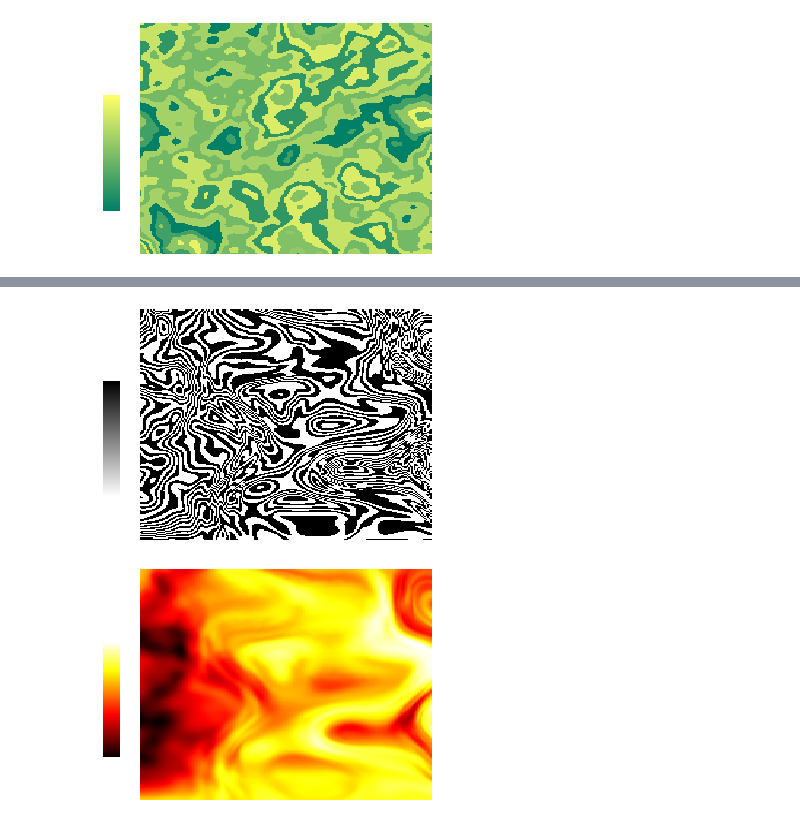
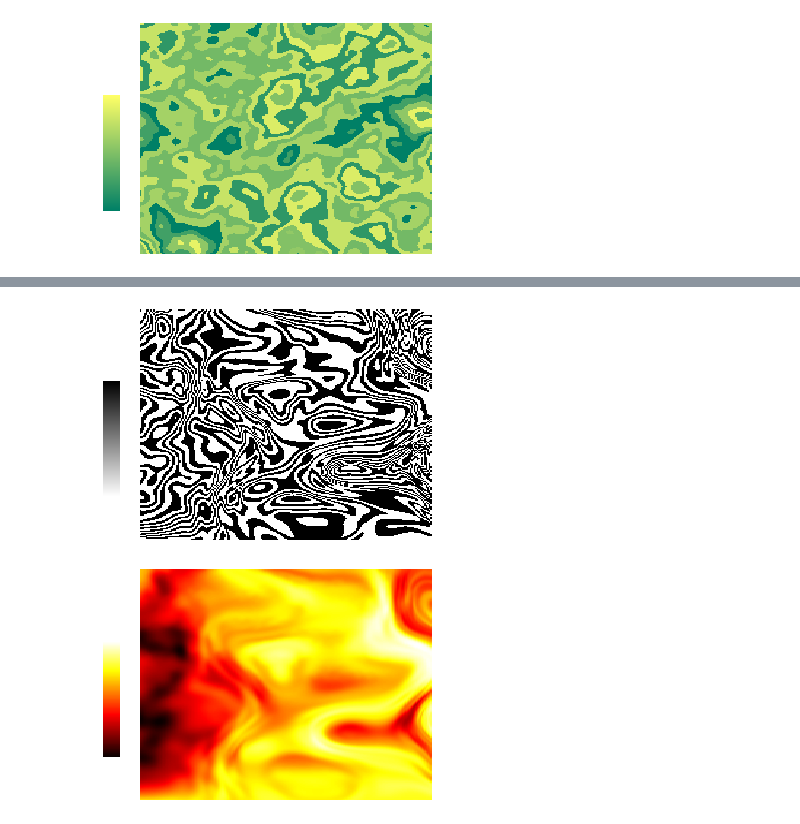
Before and after one commit to kjinks/JinksTerrain, a Jupyter notebook: JinksTerrain_01.ipynb, the cells around one changed output, grey strips where cells are left out. Cells and saved outputs as stored; diff of their text form; code cells hidden in the pictures.

```diff
--- a/JinksTerrain_01.ipynb
+++ b/JinksTerrain_01.ipynb
@@ -244,8 +276,6 @@ class Terrain():
 
         contourMap = np.where(np.sin(contourMap * contourFreq) > threshold, 1, 0)
 
-
-
         plt.subplot()
         plt.axis('off')
         plt.pcolormesh(contourMap, cmap='binary')
@@ -254,8 +284,6 @@ class Terrain():
         cax = plt.axes((0.04, 0.25, 0.04, 0.4))
         plt.axis('off')
         plt.colorbar(cax=cax)
-
-
 
     def displayHeight(self):
         plt.subplot()
@@ -275,7 +303,6 @@ class Terrain():
         c = np.zeros((_MAXX_, _MAXY_, 2))
 
         c = np.arctan2(a, b)
-        angleOfSlopeMap = (c + 1.0) / 2.0
 
         return angleOfSlopeMap
 
@@ -289,5 +316,8 @@ terrain = Terrain()
 # %%
-terrain.displayContour(240, 0.0)
+'''
+Contour map
+'''
+terrain.displayContour(200, 0.0)
 # %% [output]
-[figure, old version]
+[figure, new version]
 # %%
```
Also changed, not shown: parts of 15 cells of this notebook.
